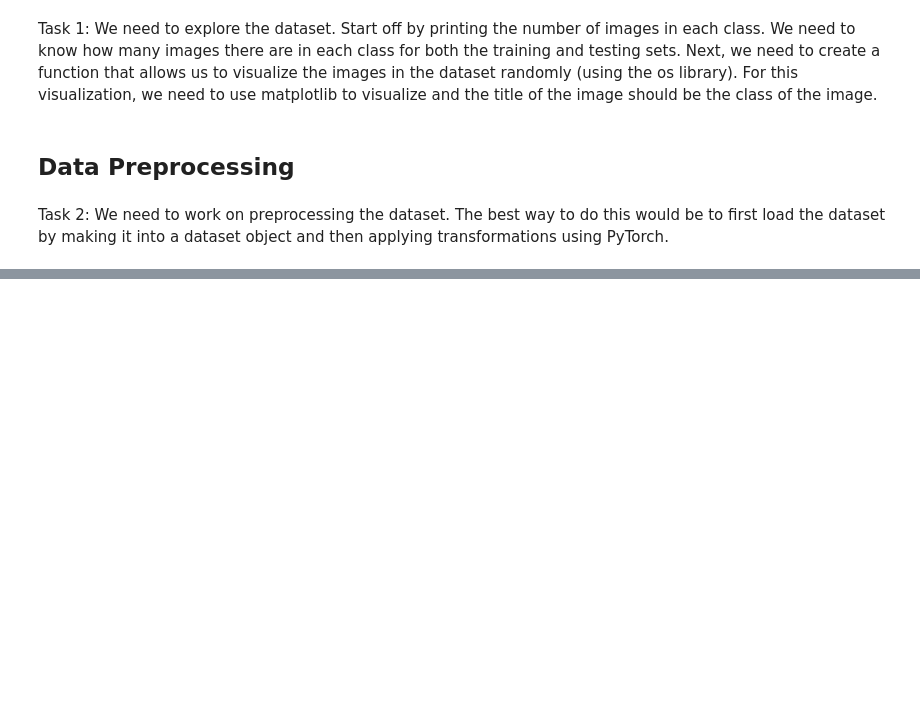
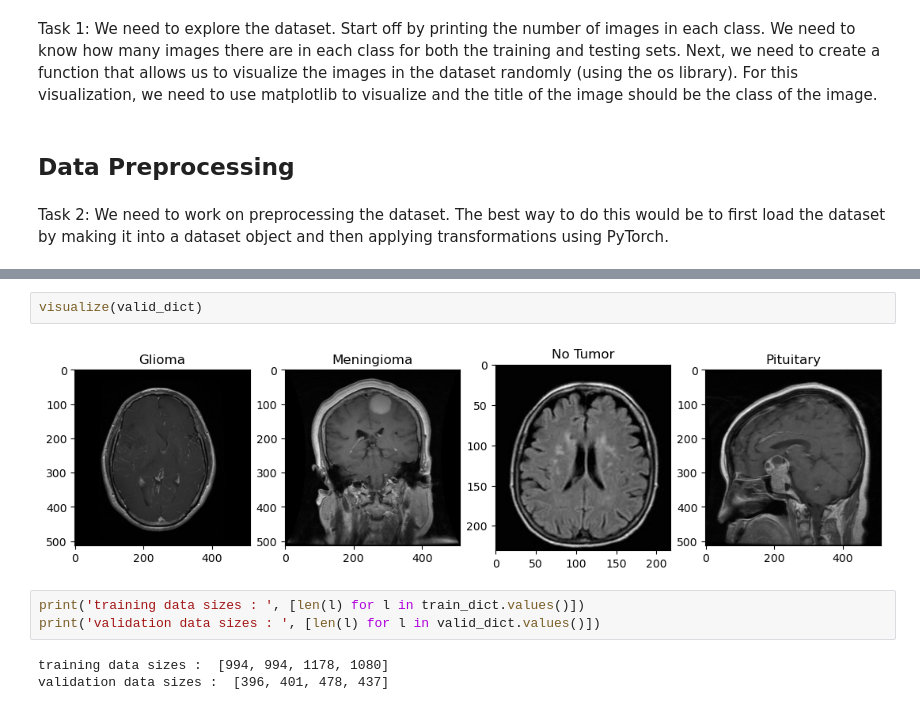
Before and after one commit to leesadie/Brain-Tumor-Detection, a Jupyter notebook: main.ipynb, the cells around one changed output, grey strips where cells are left out. Cells and saved outputs as stored; diff of their text form; blank space fills up the shorter version.

```diff
--- a/main.ipynb
+++ b/main.ipynb
@@ -45,0 +103,10 @@ class MRIData(torch.utils.data.Dataset):
+# %%
+visualize(valid_dict)
+# %% [output]
+[figure, added]
+# %%
+print('training data sizes : ', [len(l) for l in train_dict.values()])
+print('validation data sizes : ', [len(l) for l in valid_dict.values()])
+# %% [output]
+training data sizes :  [994, 994, 1178, 1080]
+validation data sizes :  [396, 401, 478, 437]
```
Also changed, not shown: parts of 17 cells of this notebook, 1 other file.
